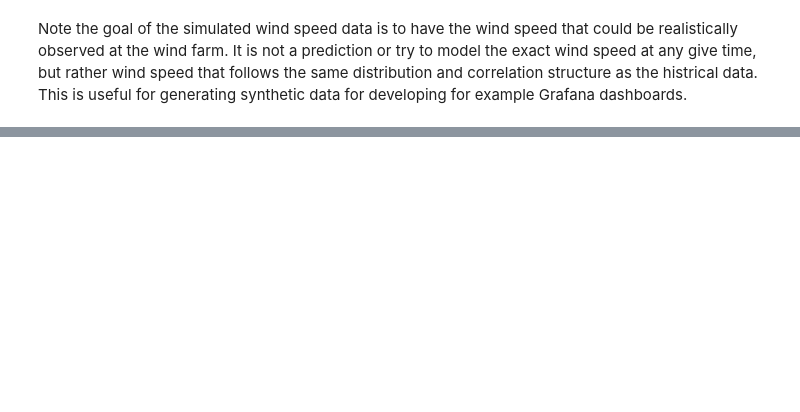
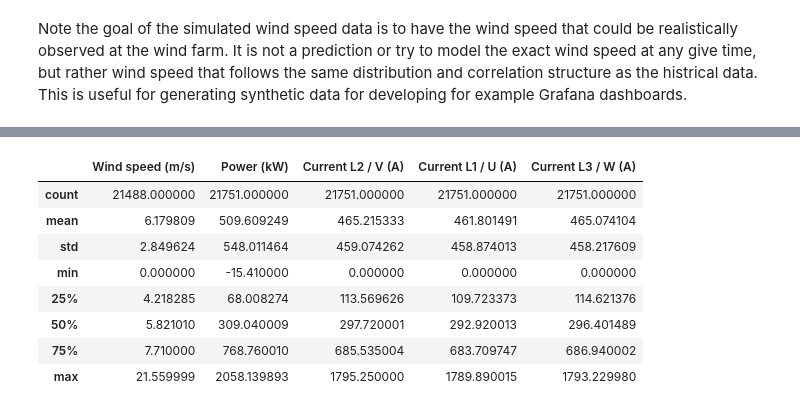
Before and after one commit to doctrino/meditatio, a Jupyter notebook: statistics/simulation.ipynb, the cells around one changed output, grey strips where cells are left out. Cells and saved outputs as stored; diff of their text form; code cells hidden in the pictures; blank space fills up the shorter version.

```diff
--- a/statistics/simulation.ipynb
+++ b/statistics/simulation.ipynb
@@ -218,0 +225,12 @@ Note the goal of the simulated wind speed data is to have the wind speed that co
+# %%
+df.describe()
+# %% [output]
+|  | Wind speed (m/s) | Power (kW) | Current L2 / V (A) | Current L1 / U (A) | Current L3 / W (A) |
+| count | 21488.000000 | 21751.000000 | 21751.000000 | 21751.000000 | 21751.000000 |
+| mean | 6.179809 | 509.609249 | 465.215333 | 461.801491 | 465.074104 |
+| std | 2.849624 | 548.011464 | 459.074262 | 458.874013 | 458.217609 |
+| min | 0.000000 | -15.410000 | 0.000000 | 0.000000 | 0.000000 |
+| 25% | 4.218285 | 68.008274 | 113.569626 | 109.723373 | 114.621376 |
+| 50% | 5.821010 | 309.040009 | 297.720001 | 292.920013 | 296.401489 |
+| 75% | 7.710000 | 768.760010 | 685.535004 | 683.709747 | 686.940002 |
+| max | 21.559999 | 2058.139893 | 1795.250000 | 1789.890015 | 1793.229980 |
```
Also changed, not shown: parts of 11 cells of this notebook, 1 other file.
